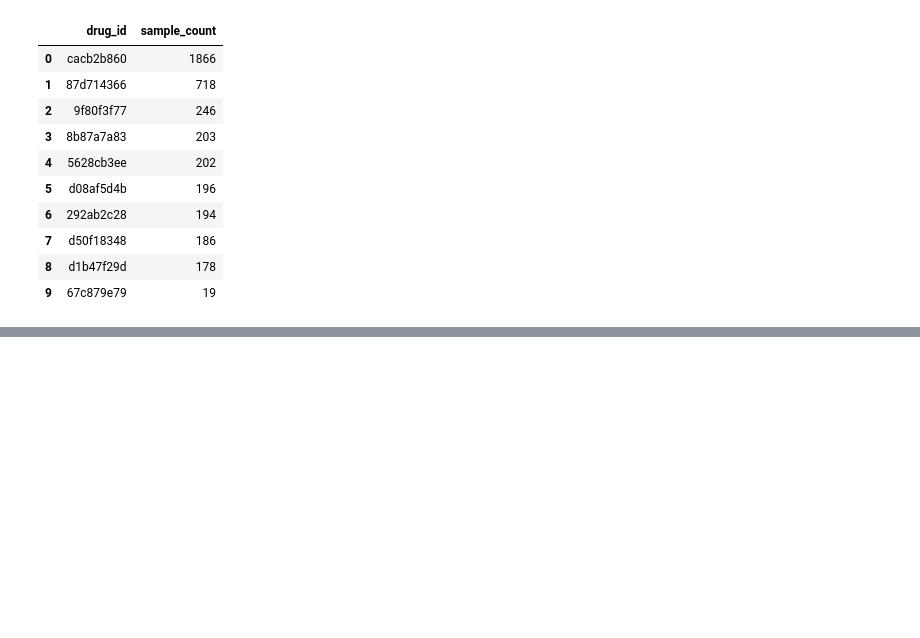
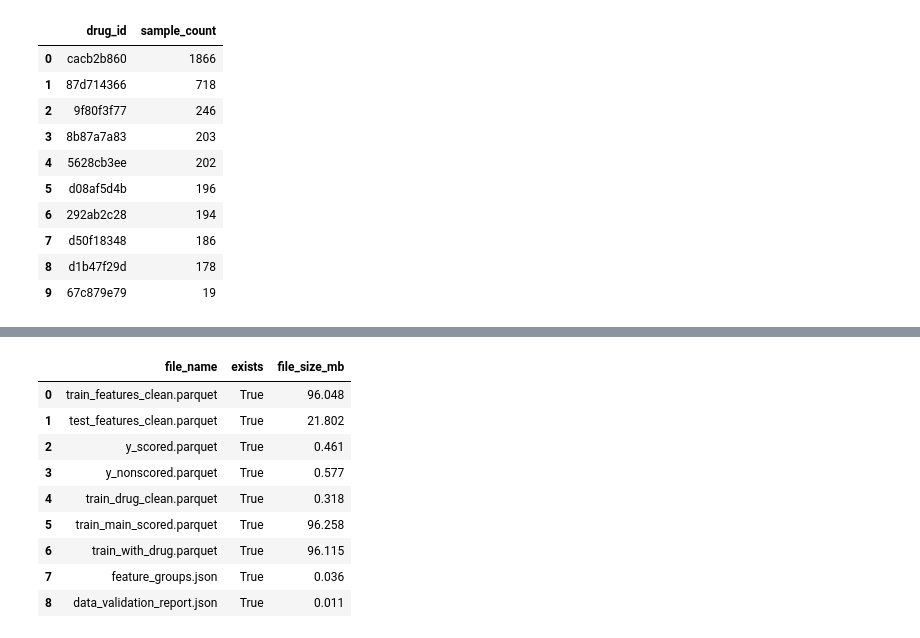
Before and after one commit to kawsar07ahmmed0712-rgb/moa-prediction-drug-response, a Jupyter notebook: notebooks/01_data_integration.ipynb, the cells around one changed output, grey strips where cells are left out. Saved outputs shown, nothing was run; the diff lists cells and outputs as text; code cells hidden in the pictures; blank space fills up the shorter version.

```diff
--- a/notebooks/01_data_integration.ipynb
+++ b/notebooks/01_data_integration.ipynb
@@ -713,0 +1115,37 @@ top_repeated_drugs
+# %%
+expected_interim_files = [
+    "train_features_clean.parquet",
+    "test_features_clean.parquet",
+    "y_scored.parquet",
+    "y_nonscored.parquet",
+    "train_drug_clean.parquet",
+    "train_main_scored.parquet",
+    "train_with_drug.parquet",
+    "feature_groups.json",
+    "data_validation_report.json",
+]
+
+saved_file_check = []
+
+for file_name in expected_interim_files:
+    file_path = INTERIM_DATA_DIR / file_name
+
+    saved_file_check.append({
+        "file_name": file_name,
+        "exists": file_path.exists(),
+        "file_size_mb": round(file_path.stat().st_size / (1024 * 1024), 3) if file_path.exists() else None,
+    })
+
+saved_file_check = pd.DataFrame(saved_file_check)
+saved_file_check
+# %% [output]
+|  | file_name | exists | file_size_mb |
+| 0 | train_features_clean.parquet | True | 96.048 |
+| 1 | test_features_clean.parquet | True | 21.802 |
+| 2 | y_scored.parquet | True | 0.461 |
+| 3 | y_nonscored.parquet | True | 0.577 |
+| 4 | train_drug_clean.parquet | True | 0.318 |
+| 5 | train_main_scored.parquet | True | 96.258 |
+| 6 | train_with_drug.parquet | True | 96.115 |
+| 7 | feature_groups.json | True | 0.036 |
+| 8 | data_validation_report.json | True | 0.011 |
```
Also changed, not shown: parts of 25 cells of this notebook, 2 other files.
